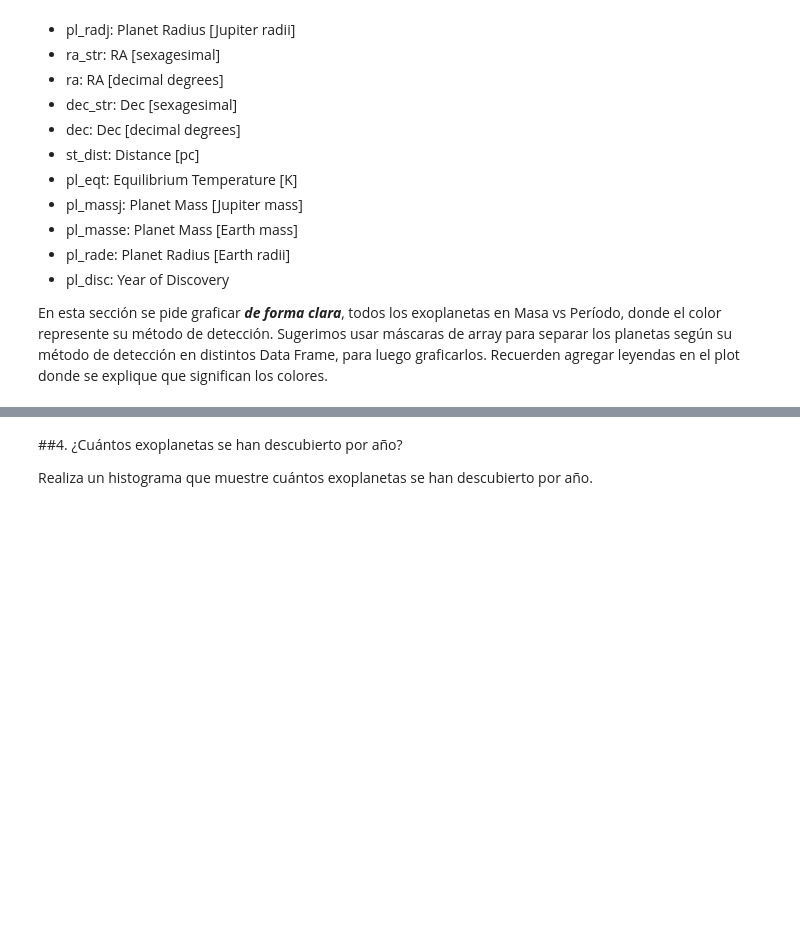
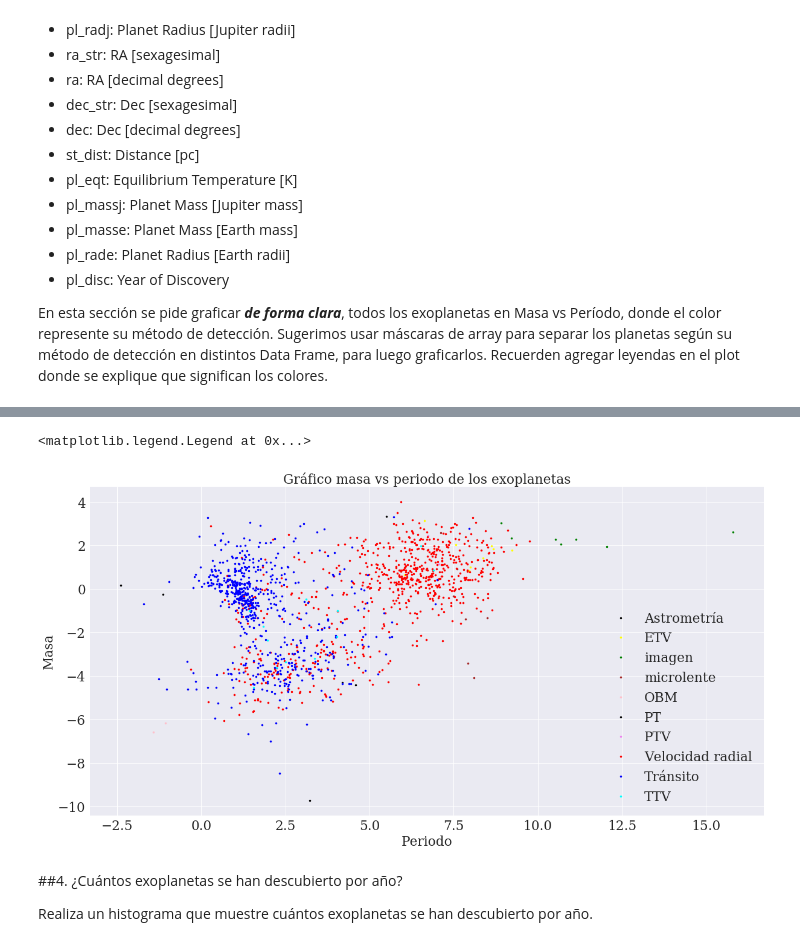
Before and after one commit to JoseJD7/minitarea3, a Jupyter notebook: minitarea3.ipynb, the cells around one changed output, grey strips where cells are left out. Saved outputs shown, nothing was run; the diff lists cells and outputs as text; code cells hidden in the pictures; blank space fills up the shorter version.

Commit message:
Parte 3 agrego gráfico

```diff
--- a/minitarea3.ipynb
+++ b/minitarea3.ipynb
@@ -241,3 +241,48 @@ planetas = pd.read_csv(archivo, comment="#")
+# %%
+planetas.head()
+
+tecnicas = planetas["pl_discmethod"]
+astrometry = planetas[tecnicas == "Astrometry"]
+eclipse_timing_variations = planetas[tecnicas == "Eclipse Timing Variations"]
+imaging = planetas[tecnicas == "Imaging"]
+microlensing = planetas[tecnicas == "Microlensing"]
+orbital_brightness_modulation = planetas[tecnicas == "Orbital Brightness Modulation"]
+pulsar_timing = planetas[tecnicas == "Pulsar Timing"]
+pulsation_timing_variations = planetas[tecnicas == "Pulsation Timing Variations"]
+radial_velocity = planetas[tecnicas == "Radial Velocity"]
+transit = planetas[tecnicas == "Transit"]
+transit_timing_variations = planetas[tecnicas == "Transit Timing Variations"]
+# %%
+#Graficar plot
+from matplotlib.pyplot import rcParams
+plt.rc('font', family='serif',size=15)
+params = {'legend.fontsize': 'x-large',
+         'axes.labelsize': 'x-large',
+         'axes.titlesize':'x-large',
+         'xtick.labelsize':'x-large',
+         'ytick.labelsize':'x-large'}
+rcParams.update(params)
+
+plt.figure(figsize=(20,10))
+
+plt.xlabel("Periodo")
+plt.ylabel("Masa")
+plt.title("Gráfico masa vs periodo de los exoplanetas")
+
+plt.plot(np.log(astrometry["pl_orbper"]),np.log(astrometry["pl_bmassj"]), ".", color="black", label = "Astrometría")
+plt.plot(np.log(eclipse_timing_variations["pl_orbper"]),np.log(eclipse_timing_variations["pl_bmassj"]), ".", color="yellow",label = "ETV" )
+plt.plot(np.log(imaging["pl_orbper"]),np.log(imaging["pl_bmassj"]), ".", color="green", label = "imagen")
+plt.plot(np.log(microlensing["pl_orbper"]),np.log(microlensing["pl_bmassj"]), ".", color="brown", label = "microlente")
+plt.plot(np.log(orbital_brightness_modulation["pl_orbper"]),np.log(orbital_brightness_modulation["pl_bmassj"]), ".", color="pink", label = "OBM")
+plt.plot(np.log(pulsar_timing["pl_orbper"]),np.log(pulsar_timing["pl_bmassj"]), ".", color="black", label = "PT")
+plt.plot(np.log(pulsation_timing_variations["pl_orbper"]),np.log(pulsation_timing_variations["pl_bmassj"]), ".", color="violet", label = "PTV")
+plt.plot(np.log(radial_velocity["pl_orbper"]),np.log(radial_velocity["pl_bmassj"]), ".", color="red", label = "Velocidad radial")
+plt.plot(np.log(transit["pl_orbper"]),np.log(transit["pl_bmassj"]), ".", color="blue",label = 'Tránsito')
+plt.plot(np.log(transit_timing_variations["pl_orbper"]),np.log(transit_timing_variations["pl_bmassj"]), ".", color="cyan", label = "TTV" )
+plt.legend(loc = 'lower right')
+# %% [output]
+<matplotlib.legend.Legend at 0x...>
+[figure, added]
 # %% [markdown]
 ##4. ¿Cuántos exoplanetas se han descubierto por año?
 
```
Also changed, not shown: parts of 1 cell of this notebook.
